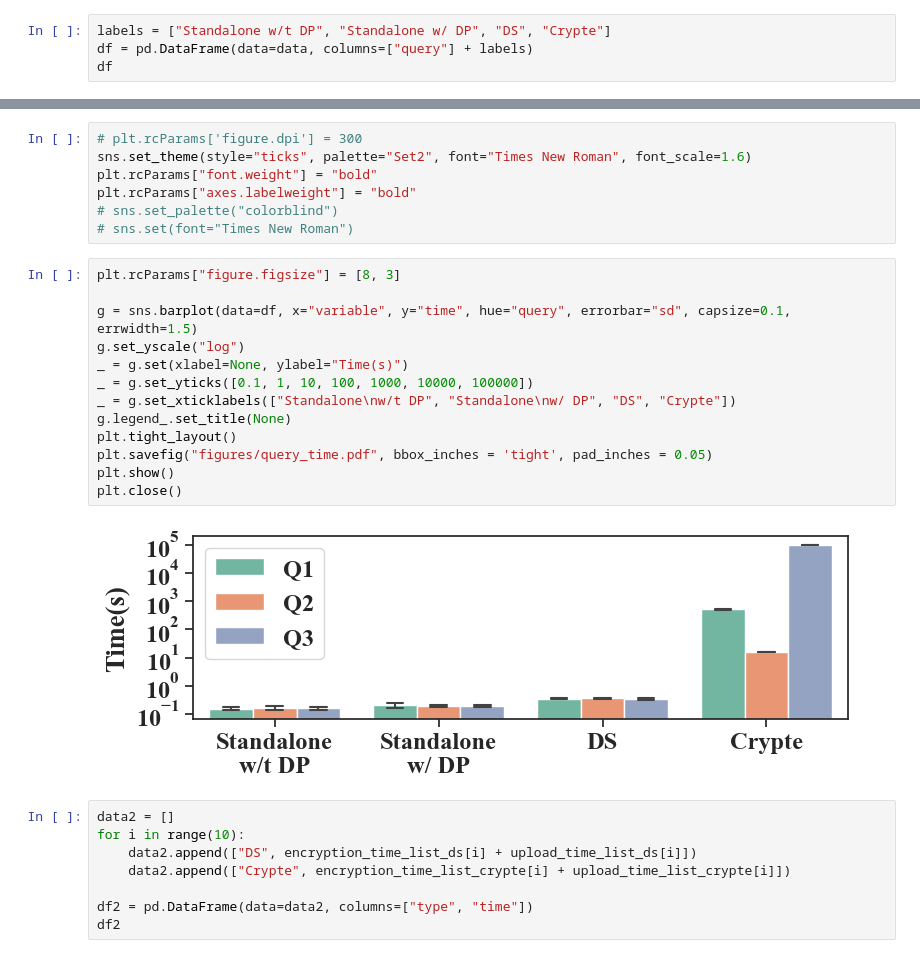
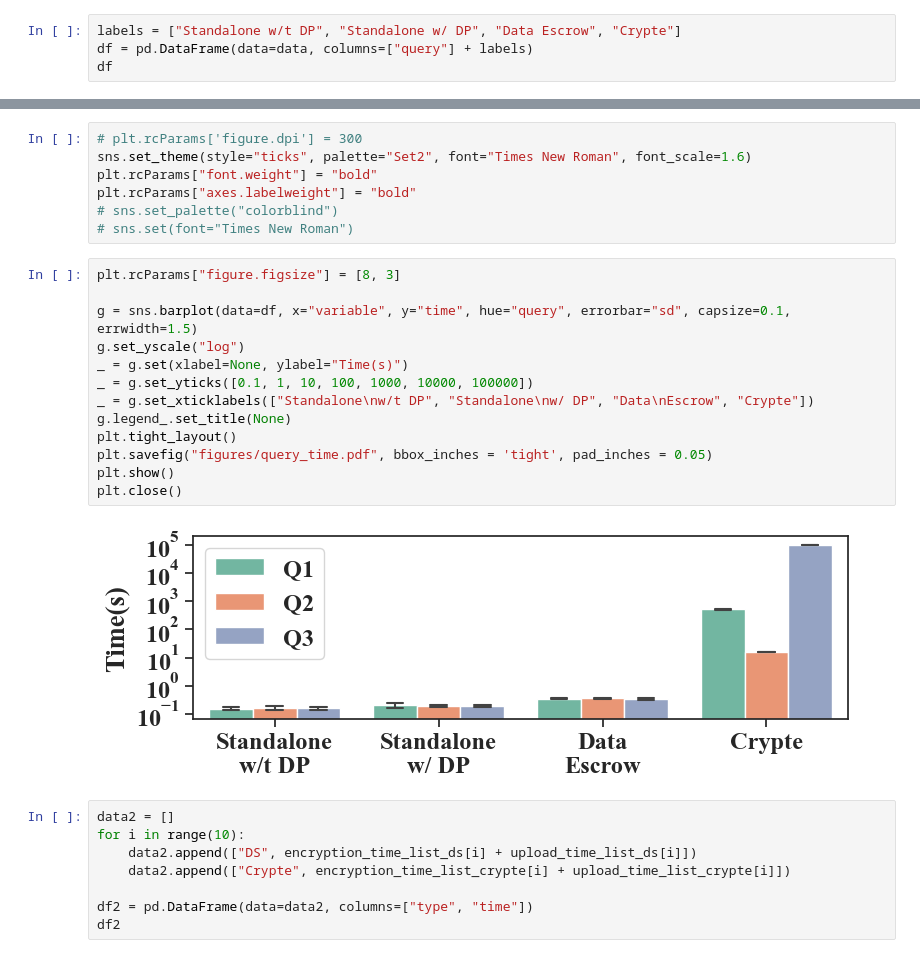
Before and after one commit to youny626/DP_test, a Jupyter notebook: compare_crypte/plot.ipynb, the cells around one changed output, grey strips where cells are left out. Drawn from its saved outputs; the diff is of its cells as text.

```diff
--- a/compare_crypte/plot.ipynb
+++ b/compare_crypte/plot.ipynb
@@ -82,7 +82,7 @@ for i in range(10):
     data.append(["Q2", query2_time_list_no_dp[i], query2_time_list_dp[i], query2_time_list_ds[i], query2_time_list_crypte[i]])
     data.append(["Q3", query3_time_list_no_dp[i], query3_time_list_dp[i], query3_time_list_ds[i], query3_time_list_crypte[i]])
 # %%
-labels = ["Standalone w/t DP", "Standalone w/ DP", "DS", "Crypte"]
+labels = ["Standalone w/t DP", "Standalone w/ DP", "Data Escrow", "Crypte"]
 df = pd.DataFrame(data=data, columns=["query"] + labels)
 df
 # %% [output]
@@ -130,18 +130,18 @@ plt.rcParams["axes.labelweight"] = "bold"
 # %%
 plt.rcParams["figure.figsize"] = [8, 3]
 
 g = sns.barplot(data=df, x="variable", y="time", hue="query", errorbar="sd", capsize=0.1, errwidth=1.5)
 g.set_yscale("log")
 _ = g.set(xlabel=None, ylabel="Time(s)")
 _ = g.set_yticks([0.1, 1, 10, 100, 1000, 10000, 100000])
-_ = g.set_xticklabels(["Standalone\nw/t DP", "Standalone\nw/ DP", "DS", "Crypte"])
+_ = g.set_xticklabels(["Standalone\nw/t DP", "Standalone\nw/ DP", "Data\nEscrow", "Crypte"])
 g.legend_.set_title(None)
 plt.tight_layout()
 plt.savefig("figures/query_time.pdf", bbox_inches = 'tight', pad_inches = 0.05)
 plt.show()
 plt.close()
 # %% [output]
-[figure, old version]
+[figure, new version]
 # %%
 data2 = []
 for i in range(10):
```
Also changed, not shown: parts of 1 cell of this notebook, 3 other files.
